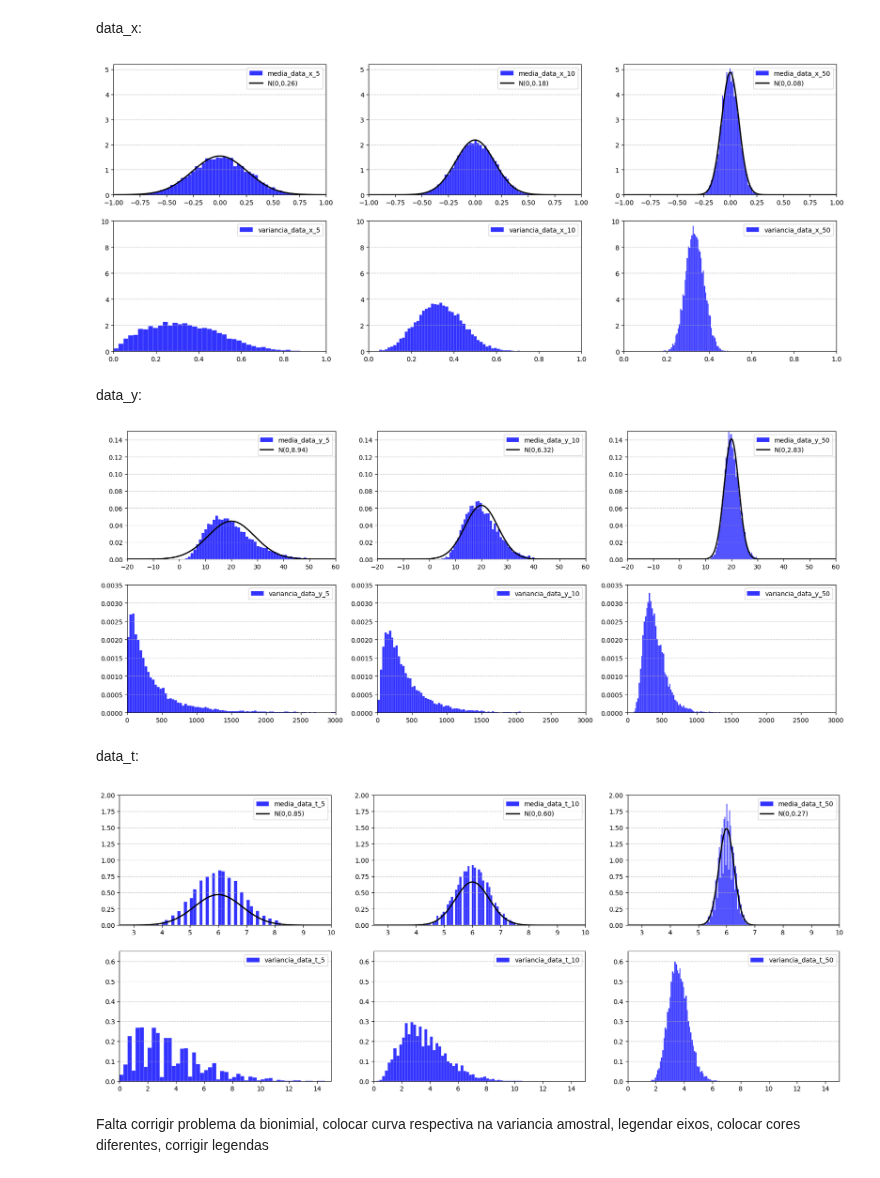
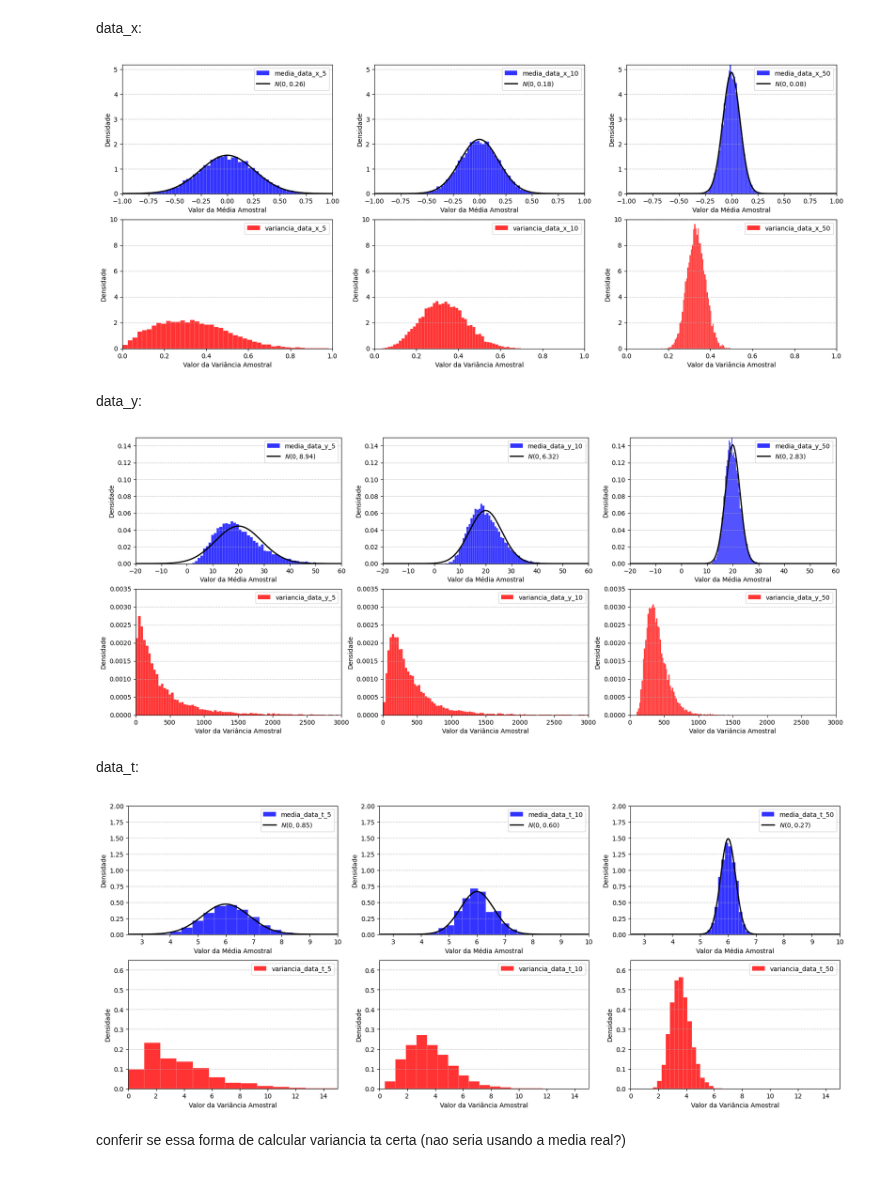
Before and after one commit to lorran-araujo/LNCC, a Jupyter notebook: disciplinas/estatistica/trab1/trab.ipynb, the cells around one changed output. Drawn from its saved outputs; the diff is of its cells as text; code cells hidden in the pictures.

```diff
--- a/disciplinas/estatistica/trab1/trab.ipynb
+++ b/disciplinas/estatistica/trab1/trab.ipynb
@@ -221,32 +230,34 @@ plt.show()
 # %% [markdown]
 data_x:
 # %%
-desv = [np.sqrt(1/3)/np.sqrt(5), np.sqrt(1/3)/np.sqrt(10), np.sqrt(1/3)/np.sqrt(50)]
+desv = [np.sqrt((1/3)/5), np.sqrt((1/3)/10), np.sqrt((1/3)/50)]
 
 fig, axs = plt.subplots(2, 3, figsize=(20, 8))
 
 for i, (key, med) in enumerate(medias_amostrais_x.items()):
     x_axis = np.arange(-10, 10, 0.001)
     axs[0,i].hist(med, density=True, bins='auto', edgecolor="white", alpha=0.8, label=f'media_{key}', linewidth=0.2, color="blue")
-    axs[0,i].plot(x_axis, norm.pdf(x_axis, 0, desv[i]), 'k-', lw=2, label=f'N(0,{desv[i]:.2f})')
+    axs[0,i].plot(x_axis, norm.pdf(x_axis, 0, desv[i]), 'k-', lw=2, label=f'$N (0,{desv[i]:.2f})$')
     axs[0,i].set_xlim((-1,1))
     axs[0,i].set_ylim((0,5.2))
+    axs[0,i].set_xlabel('Valor da Média Amostral')
+    axs[0,i].set_ylabel('Densidade')
     axs[0,i].grid(axis='y', linestyle='--', alpha=0.7)
     axs[0,i].legend()
 
 
 for j, (key, var) in enumerate(variancias_amostrais_x.items()):
-    #x_axis = np.arange(-10, 10, 0.001)
-    axs[1,j].hist(var, density=True, bins='auto', edgecolor="white", alpha=0.8, label=f'variancia_{key}', linewidth=0.2, color="blue")
-    #axs[i].plot(x_axis, norm.pdf(x_axis, 0, desv[i]), 'k-', lw=2, label=f'N(0,{desv[i]:.2f})')
+    axs[1,j].hist(var, density=True, bins='auto', edgecolor="white", alpha=0.8, label=f'variancia_{key}', linewidth=0.2, color="red")
     axs[1,j].set_xlim((0,1))
     axs[1,j].set_ylim((0,10))
+    axs[1,j].set_xlabel('Valor da Variância Amostral')
+    axs[1,j].set_ylabel('Densidade')
     axs[1,j].grid(axis='y', linestyle='--', alpha=0.7)
     axs[1,j].legend()
 
 plt.show()
 # %% [output]
-[figure, old version]
+[figure, new version]
 # %% [markdown]
 data_y:
 # %%
@@ -257,51 +268,57 @@ fig, axs = plt.subplots(2, 3, figsize=(20, 8))
 for i,(key, med) in enumerate(medias_amostrais_y.items()):
     x_axis = np.arange(-20, 60, 0.001)
     axs[0,i].hist(med, density=True, bins='auto', edgecolor="white", alpha=0.8, label=f'media_{key}', linewidth=0.2, color="blue")
-    axs[0,i].plot(x_axis, norm.pdf(x_axis, 20, desv[i]), 'k-', lw=2, label=f'N(0,{desv[i]:.2f})')
+    axs[0,i].plot(x_axis, norm.pdf(x_axis, 20, desv[i]), 'k-', lw=2, label=f'$N (0,{desv[i]:.2f})$')
     axs[0,i].set_xlim((-20,60))
     axs[0,i].set_ylim((0,0.15))
+    axs[0,i].set_xlabel('Valor da Média Amostral')
+    axs[0,i].set_ylabel('Densidade')
     axs[0,i].grid(axis='y', linestyle='--', alpha=0.7)
     axs[0,i].legend()
 
 for j, (key, var) in enumerate(variancias_amostrais_y.items()):
-    #x_axis = np.arange(-10, 10, 0.001)
-    axs[1,j].hist(var, density=True, bins='auto', edgecolor="white", alpha=0.8, label=f'variancia_{key}', linewidth=0.2, color="blue")
-    #axs[i].plot(x_axis, norm.pdf(x_axis, 0, desv[i]), 'k-', lw=2, label=f'N(0,{desv[i]:.2f})')
+    axs[1,j].hist(var, density=True, bins='auto', edgecolor="white", alpha=0.8, label=f'variancia_{key}', linewidth=0.2, color="red")
     axs[1,j].set_xlim((0,3000))
     axs[1,j].set_ylim((0,0.0035))
+    axs[1,j].set_xlabel('Valor da Variância Amostral')
+    axs[1,j].set_ylabel('Densidade')
     axs[1,j].grid(axis='y', linestyle='--', alpha=0.7)
     axs[1,j].legend()
 
 plt.show()
 # %% [output]
-[figure, old version]
+[figure, new version]
 # %% [markdown]
 data_t:
 # %%
-desv = [np.sqrt(3.6)/np.sqrt(5), np.sqrt(3.6)/np.sqrt(10), np.sqrt(3.6)/np.sqrt(50)]
+desv = [np.sqrt(3.6/5), np.sqrt(3.6/10), np.sqrt(3.6/50)]
 
 fig, axs = plt.subplots(2, 3, figsize=(20, 8))
+bins = 16
 
 for i, (key, med) in enumerate(medias_amostrais_t.items()):
     x_axis = np.arange(-10, 10, 0.001)
-    axs[0,i].hist(med, density=True, bins='auto', edgecolor="white", alpha=0.8, label=f'media_{key}', linewidth=0.2, color="blue")
-    axs[0,i].plot(x_axis, norm.pdf(x_axis, 6, desv[i]), 'k-', lw=2, label=f'N(0,{desv[i]:.2f})')
+    axs[0,i].hist(med, density=True, bins=bins, edgecolor="white", alpha=0.8, label=f'media_{key}', linewidth=0.2, color="blue")
+    axs[0,i].plot(x_axis, norm.pdf(x_axis, 6, desv[i]), 'k-', lw=2, label=f'$N (0,{desv[i]:.2f})$')
     axs[0,i].set_xlim((2.5,10))
     axs[0,i].set_ylim((0,2))
+    axs[0,i].set_xlabel('Valor da Média Amostral')
+    axs[0,i].set_ylabel('Densidade')
     axs[0,i].grid(axis='y', linestyle='--', alpha=0.7)
     axs[0,i].legend()
 
 for j, (key, var) in enumerate(variancias_amostrais_t.items()):
-    #x_axis = np.arange(-10, 10, 0.001)
-    axs[1,j].hist(var, density=True, bins='auto', edgecolor="white", alpha=0.8, label=f'variancia_{key}', linewidth=0.2, color="blue")
-    #axs[i].plot(x_axis, norm.pdf(x_axis, 0, desv[i]), 'k-', lw=2, label=f'N(0,{desv[i]:.2f})')
+
+    axs[1,j].hist(var, density=True, bins=bins, edgecolor="white", alpha=0.8, label=f'variancia_{key}', linewidth=0.2, color="red")
+    axs[1,j].set_xlabel('Valor da Variância Amostral')
+    axs[1,j].set_ylabel('Densidade')
     axs[1,j].set_xlim((0,15))
     axs[1,j].set_ylim((0,0.65))
     axs[1,j].grid(axis='y', linestyle='--', alpha=0.7)
     axs[1,j].legend()
 
 plt.show()
 # %% [output]
-[figure, old version]
+[figure, new version]
-# %% [markdown]
-Falta corrigir problema da bionimial, colocar curva respectiva na variancia amostral, legendar eixos, colocar cores diferentes, corrigir legendas
+# %% [markdown]
+conferir se essa forma de calcular variancia ta certa (nao seria usando a media real?)
```
Also changed, not shown: parts of 2 cells of this notebook, 13 other files.
